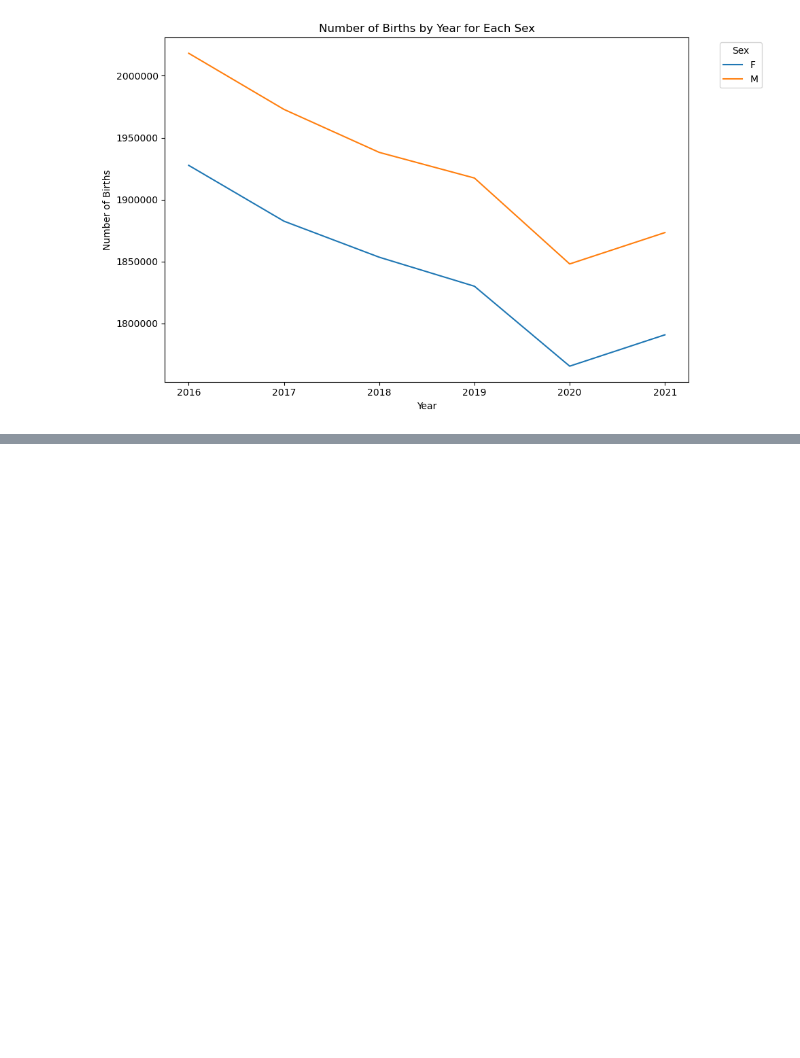
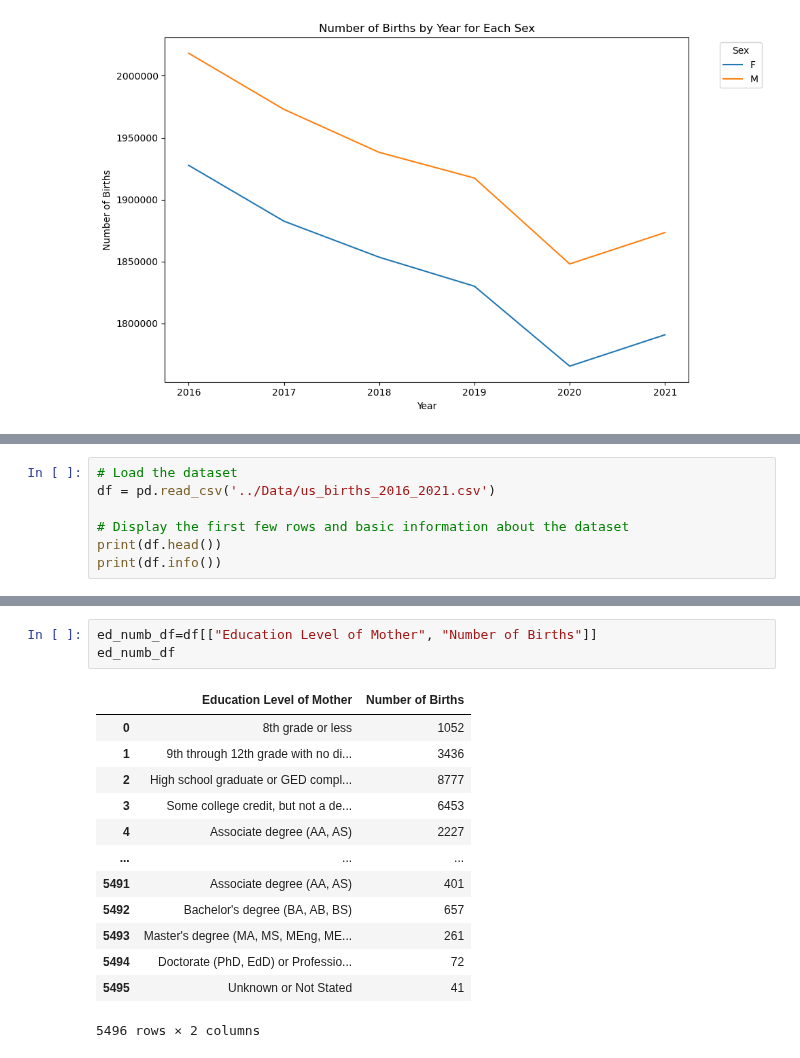
Before and after one commit to micah-11101/US-Birth-Analysis, a Jupyter notebook: JupyterNotebooks/MackandMicah.ipynb, the cells around one changed output, grey strips where cells are left out. Saved outputs shown, nothing was run; the diff lists cells and outputs as text; blank space fills up the shorter version.

```diff
--- a/JupyterNotebooks/Micah.ipynb
+++ b/JupyterNotebooks/MackandMicah.ipynb
@@ -138,3 +140,10 @@ The state with the most amount of change in births from 2018 to 2021 is Californ
 | Illinois | 8045.277778 | 7784.888889 | 7405.444444 | 7343.833333 | -260.388889 | -379.444444 | -61.611111 | ... |
 | Florida | 12307.888889 | 12222.333333 | 11648.388889 | 12014.444444 | -85.555556 | -573.944444 | 366.055556 | ... |
 | Texas | 21034.666667 | 20977.722222 | 20455.000000 | 20755.222222 | -56.944444 | -522.722222 | 300.222222 | ... |
+# %%
+# Load the dataset
+df = pd.read_csv('../Data/us_births_2016_2021.csv')
+
+# Display the first few rows and basic information about the dataset
+print(df.head())
+print(df.info())
@@ -140,0 +196,17 @@ The state with the most amount of change in births from 2018 to 2021 is Californ
+# %%
+ed_numb_df=df[["Education Level of Mother", "Number of Births"]]
+ed_numb_df
+# %% [output]
+|  | Education Level of Mother | Number of Births |
+| 0 | 8th grade or less | 1052 |
+| 1 | 9th through 12th grade with no di... | 3436 |
+| 2 | High school graduate or GED compl... | 8777 |
+| 3 | Some college credit, but not a de... | 6453 |
+| 4 | Associate degree (AA, AS) | 2227 |
+| ... | ... | ... |
+| 5491 | Associate degree (AA, AS) | 401 |
+| 5492 | Bachelor's degree (BA, AB, BS) | 657 |
+| 5493 | Master's degree (MA, MS, MEng, ME... | 261 |
+| 5494 | Doctorate (PhD, EdD) or Professio... | 72 |
+| 5495 | Unknown or Not Stated | 41 |
+5496 rows × 2 columns
```
Also changed, not shown: parts of 13 cells of this notebook.
